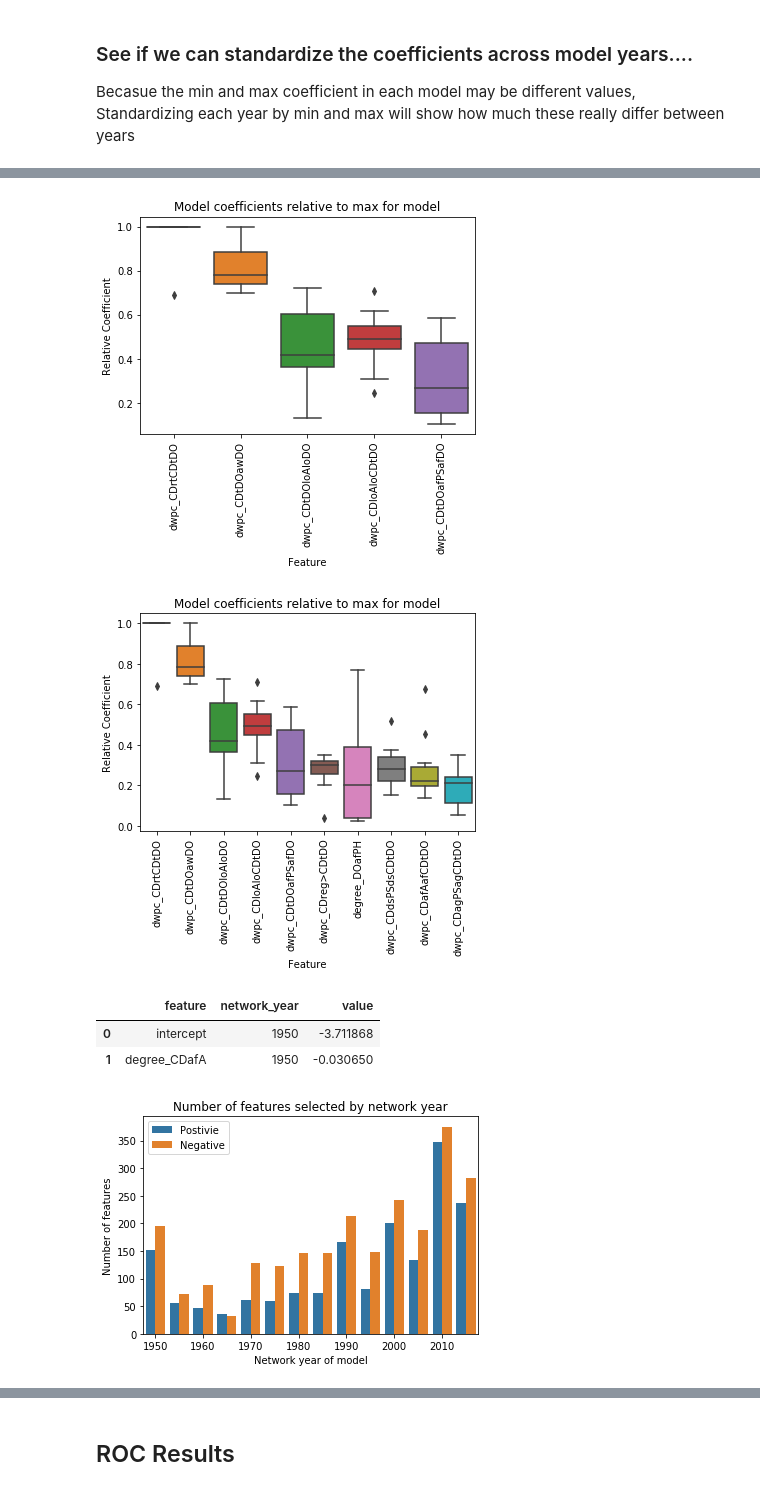
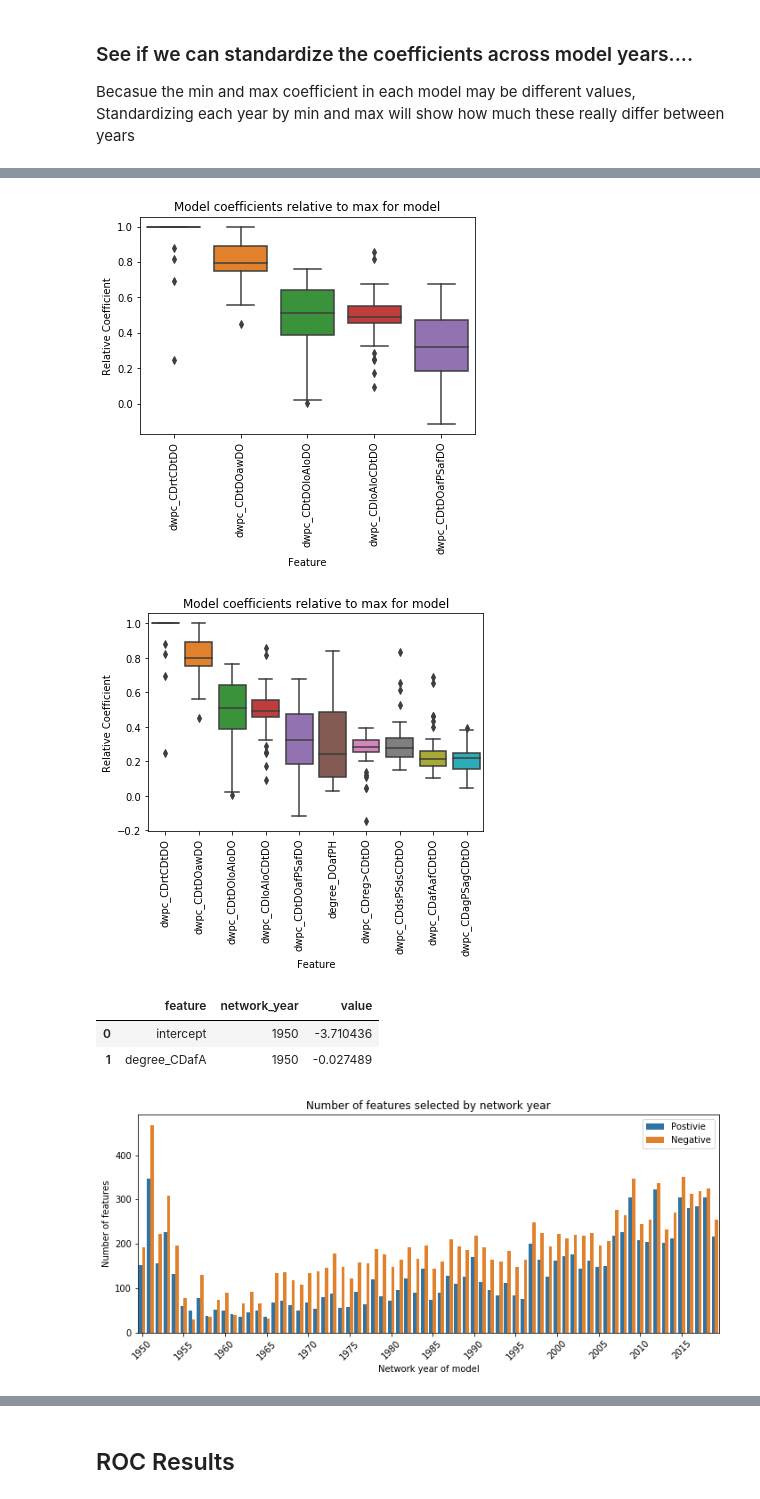
Before and after one commit to mmayers12/semmed, a Jupyter notebook: ml/analysis/Time_series-ROC_analysis-Compare_years.ipynb, the cells around one changed output, grey strips where cells are left out. Drawn from its saved outputs; the diff is of its cells as text; code cells hidden in the pictures.

```diff
--- a/ml/analysis/Time_series-ROC_analysis-Compare_years.ipynb
+++ b/ml/analysis/Time_series-ROC_analysis-Compare_years.ipynb
@@ -55,7 +59,10 @@ if seed != 0:
     test_params = os.path.join(test_params, 'seed_{}'.format(seed))
 
 # Read in the data
-for year in range(1950, 2020, 5):
+years = list(range(1950, 2020, 1))
+
+
+for year in years:
     out_dir = os.path.join(base_dir, str(year), test_params)
 
     # get the predictions for the year
@@ -81,5 +89,3 @@ coefs.head()
-# %%
-years = [i for i in range(1950, 2020, 5)]
 # %%
 sns.distplot((coefs[years] > 0).sum(), kde=False, label='Positive Coefficents')
 sns.distplot((coefs[years] < 0).sum(), kde=False, label='Negative Coefficents')
@@ -165,7 +171,7 @@ plt.ylabel('Relative Coefficient')
 plt.title('Model coefficients relative to max for model')
 plt.xticks(rotation=90);
 # %% [output]
-[figure, old version]
+[figure, new version]
 # %%
 top_rels = melt_coef.fillna(0).groupby('feature')['rel_value'].mean().sort_values(ascending=False).index[:10]
 # %%
@@ -175,15 +181,15 @@ plt.ylabel('Relative Coefficient')
 plt.title('Model coefficients relative to max for model')
 plt.xticks(rotation=90);
 # %% [output]
-[figure, old version]
+[figure, new version]
 # %%
 coef_info = pd.melt(coefs.fillna(0.0), id_vars=['feature'], value_vars=years)
 coef_info = coef_info.rename(columns={'variable': 'network_year'})
 coef_info.head(2)
 # %% [output]
 |  | feature | network_year | value |
-| 0 | intercept | 1950 | -3.711868 |
-| 1 | degree_CDafA | 1950 | -0.030650 |
+| 0 | intercept | 1950 | -3.710436 |
+| 1 | degree_CDafA | 1950 | -0.027489 |
 # %%
 coef_counts = []
 for year, df in coef_info.groupby('network_year'):
@@ -193,19 +199,21 @@ for year, df in coef_info.groupby('network_year'):
                                      'Coefficient Sign': ['Postivie', 'Negative']}))
 coef_counts = pd.concat(coef_counts)
 # %%
-sns.barplot(x='network_year', y='num', data=coef_counts, hue='Coefficient Sign')
+fig, ax = plt.subplots()
+fig.set_size_inches(11.7, 4.5)
+sns.barplot(x='network_year', y='num', data=coef_counts, hue='Coefficient Sign', ax=ax)
 
 plt.title('Number of features selected by network year')
 plt.xlabel('Network year of model')
 plt.ylabel('Number of features')
 plt.legend(title='')
 
-tick_delta = 2
-locs, labels = plt.xticks(rotation=0)
+tick_delta = 5
+locs, labels = plt.xticks(rotation=45)
 plt.xticks(locs[::tick_delta], labels[::tick_delta])
 plt.savefig(os.path.join(supp_figs, 'S2.svg'), bbox_inches='tight', pad_inches=0.1);
 # %% [output]
-[figure, old version]
+[figure, new version]
 # %%
 max_features = len(coefs)
 coef_counts['rel_features'] = coef_counts['num'] / max_features
```
Also changed, not shown: parts of 15 cells of this notebook, 7 other files.
